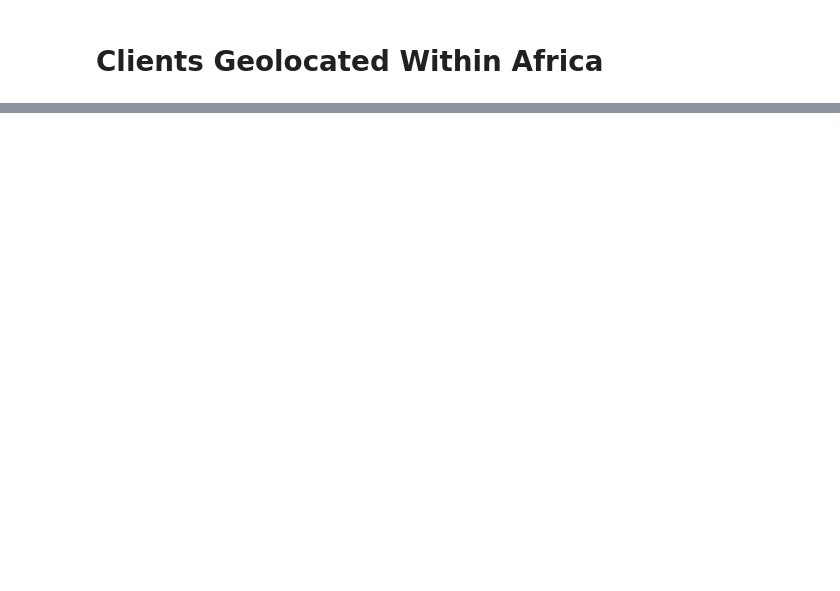
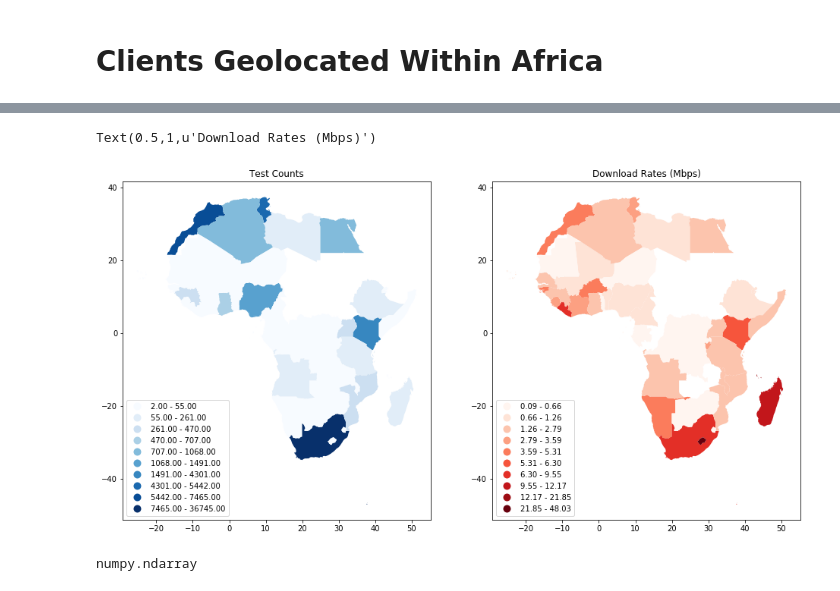
Before and after one commit to stephen-soltesz/ipython-testing, a Jupyter notebook: geomaps-example.ipynb, the cells around one changed output, grey strips where cells are left out. Cells and saved outputs as stored; diff of their text form; code cells hidden in the pictures; blank space fills up the shorter version.

```diff
--- a/geomaps-example.ipynb
+++ b/geomaps-example.ipynb
@@ -98,0 +99,52 @@ ax = merged.dropna().plot(column='count', cmap=cmap, figsize=figsize, scheme='Qu
+# %%
+rates_df = run_query("""
+SELECT
+  connection_spec.client_geolocation.country_name as country_name,
+  connection_spec.client_geolocation.country_code as country_code,
+  COUNT(*) as count,
+  AVG(8 * (web100_log_entry.snap.HCThruOctetsAcked /
+      (web100_log_entry.snap.SndLimTimeRwin +
+       web100_log_entry.snap.SndLimTimeCwnd +
+       web100_log_entry.snap.SndLimTimeSnd))) AS download_Mbps
+
+FROM
+  `measurement-lab.ndt.base`
+WHERE
+      TIMESTAMP_TRUNC(log_time, DAY) = TIMESTAMP("2018-11-01")
+  AND connection_spec.client_geolocation.continent_code = "AF"
+
+  AND connection_spec.data_direction = 1
+  AND web100_log_entry.snap.HCThruOctetsAcked >= 8192
+  AND (web100_log_entry.snap.SndLimTimeRwin +
+    web100_log_entry.snap.SndLimTimeCwnd +
+    web100_log_entry.snap.SndLimTimeSnd) >= 9000000
+  AND (web100_log_entry.snap.SndLimTimeRwin +
+    web100_log_entry.snap.SndLimTimeCwnd +
+    web100_log_entry.snap.SndLimTimeSnd) < 600000000
+  AND web100_log_entry.snap.CongSignals > 0
+  AND (web100_log_entry.snap.State = 1 OR
+    (web100_log_entry.snap.State >= 5 AND
+    web100_log_entry.snap.State <= 11))
+
+GROUP BY
+  country_code, country_name
+ORDER BY
+ country_name, country_code, count desc
+""")
+# %%
+f, ax = plt.subplots(1, 2, figsize=figsize)
+
+rates_merged = gdf.merge(rates_df, left_on='ISO_A2', right_on='country_code')
+ax1 = count_merged.dropna().plot(column='count', cmap='Blues', ax=ax[0], figsize=figsize, scheme='Fisher_Jenks', k=10, legend=True, legend_kwds={"loc": 3})
+ax2 = rates_merged.dropna().plot(column='download_Mbps', cmap='Reds', ax=ax[1], figsize=figsize, scheme='Fisher_Jenks', k=10, legend=True, legend_kwds={"loc": 3})
+
+ax1.set_title('Test Counts')
+ax2.set_title('Download Rates (Mbps)')
+# %% [output]
+Text(0.5,1,u'Download Rates (Mbps)')
+[figure, added]
+# %%
+type(merged)
+type(ax)
+# %% [output]
+numpy.ndarray
```
Also changed, not shown: parts of 5 cells of this notebook.
